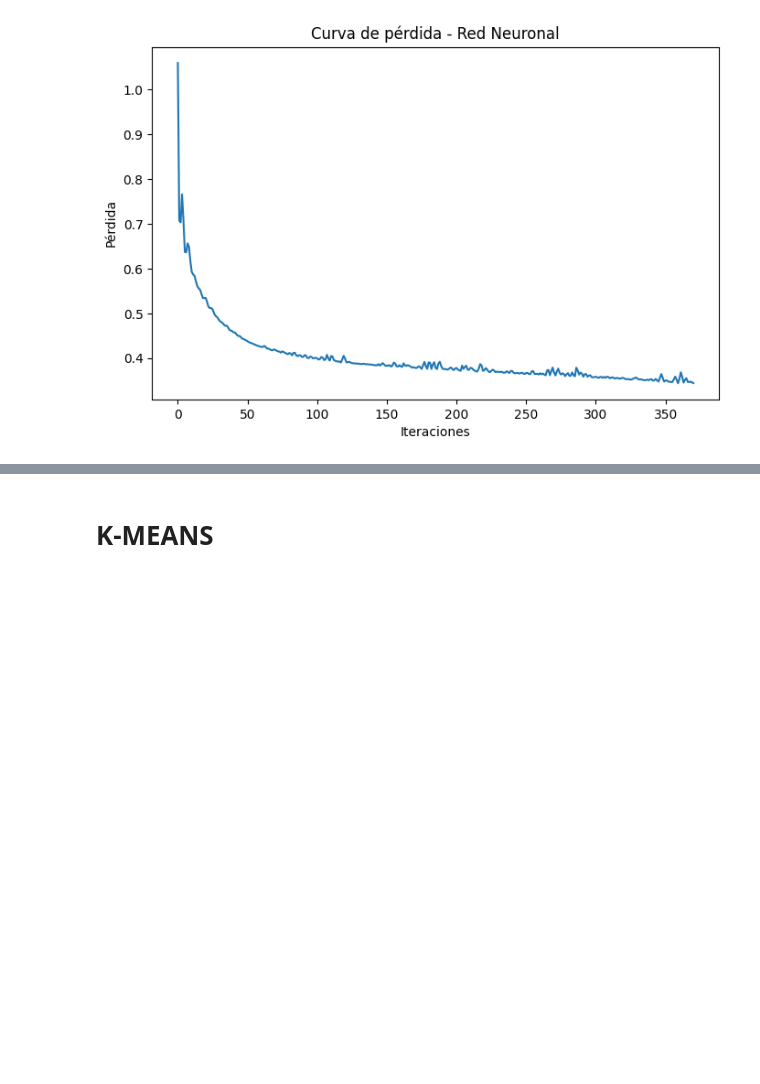
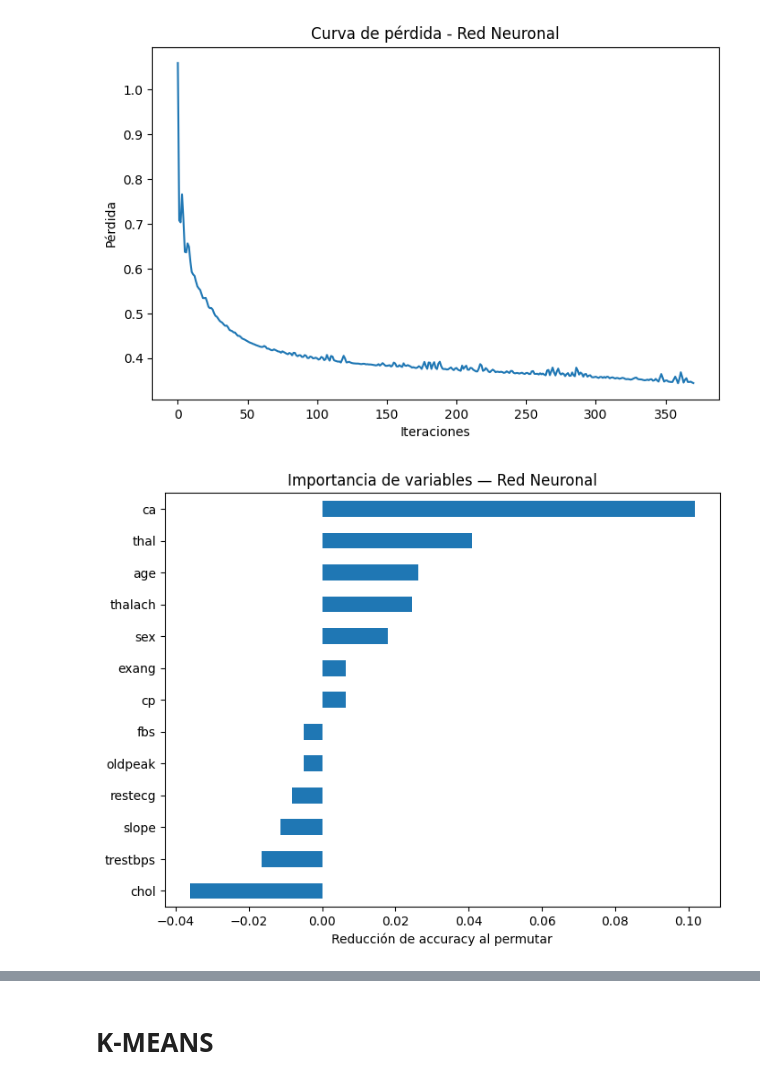
Before and after one commit to Martin-carrizalez/cardiopatia-machine-learning, a Jupyter notebook: Cardiopatia.ipynb, the cells around one changed output, grey strips where cells are left out. Drawn from its saved outputs; the diff is of its cells as text; code cells hidden in the pictures; blank space fills up the shorter version.

```diff
--- a/Cardiopatia.ipynb
+++ b/Cardiopatia.ipynb
@@ -457,3 +530,18 @@ plt.ylabel("Pérdida")
 plt.show()
 # %% [output]
 [figure]
+# %%
+from sklearn.inspection import permutation_importance
+
+resultado_perm = permutation_importance(red, X_test_estandar, y_test_estandar,
+                                        n_repeats=10, random_state=42)
+
+importancias_red = pd.Series(resultado_perm.importances_mean, index=X.columns).sort_values()
+
+plt.figure(figsize=(8, 6))
+importancias_red.plot(kind='barh')
+plt.title("Importancia de variables — Red Neuronal")
+plt.xlabel("Reducción de accuracy al permutar")
+plt.show()
+# %% [output]
+[figure, added]
```
Also changed, not shown: parts of 38 cells of this notebook, 1 other file.
